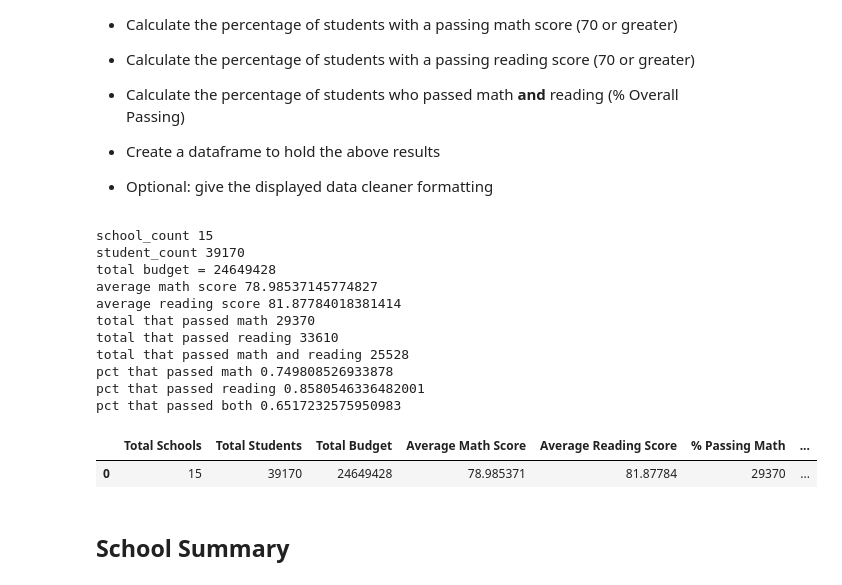
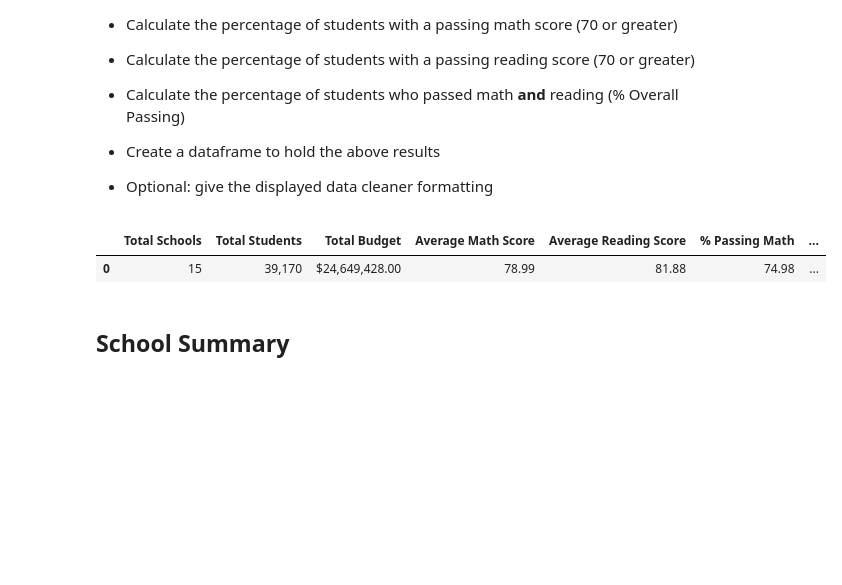
Before and after one commit to thomasipe/pandas-challenge, a Jupyter notebook: PyCitySchools/PyCitySchools_starter.ipynb, the cells around one changed output. Saved outputs shown, nothing was run; the diff lists cells and outputs as text; code cells hidden in the pictures; blank space fills up the shorter version.

Commit message:
District summary dataframe completed

```diff
--- a/PyCitySchools/PyCitySchools_starter.ipynb
+++ b/PyCitySchools/PyCitySchools_starter.ipynb
@@ -40,73 +40,50 @@ sdc = pd.merge(student_data, school_data, how="left", on=["school_name", "school
 # %%
 # Get the total number of schools
 school_count = len(sdc["school_name"].unique())
-print(f"school_count {school_count}")
 
 # Get the total number of students
 student_count = len(student_data["Student ID"].unique())
-print(f"student_count {student_count}")
 
 #Get the total budget
 total_budget = school_data["budget"].sum()
-print(f"total budget = {total_budget}")
 
 # Average Math Score
 avg_math_score = sdc["math_score"].mean()
-print(f"average math score {avg_math_score}")
 
 # Average Reading Score
 avg_reading_score = sdc["reading_score"].mean()
-print(f"average reading score {avg_reading_score}")
 
 # Passing math scores
 pass_math = len(sdc[(sdc["math_score"] >= 70)])
-print(f"total that passed math {pass_math}")
 
 # Passing Reading Scores
 pass_reading = len(sdc[(sdc["reading_score"] >= 70)])
-print(f"total that passed reading {pass_reading}")
 
 # Passing Math and Reading
 passed_both = len(sdc[(sdc["math_score"] >= 70) & (sdc["reading_score"] >= 70)])
-print(f"total that passed math and reading {pass_both}")
-
 
 # PCT that passed math
-pct_pass_math = pass_math/student_count
-print(f"pct that passed math {pct_pass_math}")
+pct_pass_math = (pass_math/student_count)*100
 
 # PCT that passed reading
-pct_pass_reading = pass_reading/student_count
-print(f"pct that passed reading {pct_pass_reading}")
+pct_pass_reading = (pass_reading/student_count)*100
 
 # PCT that passed both math and reading
-pct_passed_both = passed_both/student_count
-print(f"pct that passed both {pct_passed_both}")
+pct_passed_both = (passed_both/student_count)*100
 
 # Create a Summary dataframe with the above metrics
 district_summary_df = pd.DataFrame({"Total Schools": [school_count],
-                                   "Total Students": [student_count],
-                                   "Total Budget": [total_budget],
-                                   "Average Math Score": [avg_math_score],
-                                   "Average Reading Score": [avg_reading_score],
-                                   "% Passing Math": [pass_math],
-                                   "% Passing Reading": [pass_reading],
-                                   "% Overall Passing": [passed_both]})
+                                    "Total Students": format(student_count, ',d'),
+                                    "Total Budget": '${:,.2f}'.format(total_budget),
+                                    "Average Math Score": '{:,.2f}'.format(avg_math_score),
+                                    "Average Reading Score": '{:,.2f}'.format(avg_reading_score),
+                                    "% Passing Math": '{:,.2f}'.format(pct_pass_math),
+                                    "% Passing Reading": '{:,.2f}'.format(pct_pass_reading),
+                                    "% Overall Passing": '{:,.2f}'.format(pct_passed_both)})
 district_summary_df
 # %% [output]
-school_count 15
-student_count 39170
-total budget = 24649428
-average math score 78.98537145774827
-average reading score 81.87784018381414
-total that passed math 29370
-total that passed reading 33610
-total that passed math and reading 25528
-pct that passed math 0.749808526933878
-pct that passed reading 0.8580546336482001
-pct that passed both 0.6517232575950983
 |  | Total Schools | Total Students | Total Budget | Average Math Score | Average Reading Score | % Passing Math | ... |
-| 0 | 15 | 39170 | 24649428 | 78.985371 | 81.87784 | 29370 | ... |
+| 0 | 15 | 39,170 | $24,649,428.00 | 78.99 | 81.88 | 74.98 | ... |
 # %% [markdown]
 ## School Summary
 # %% [markdown]
```
